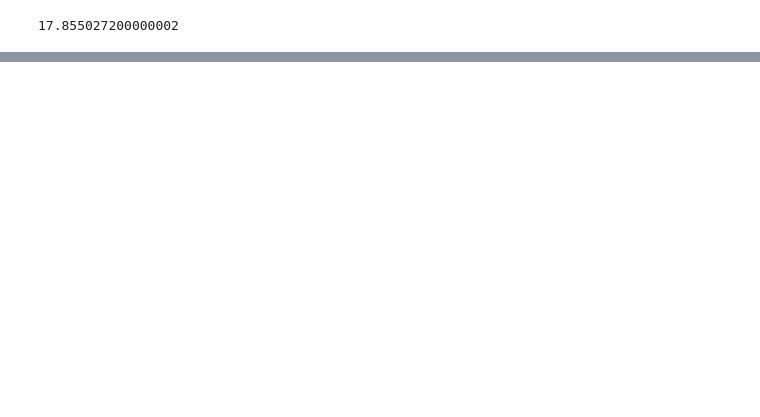
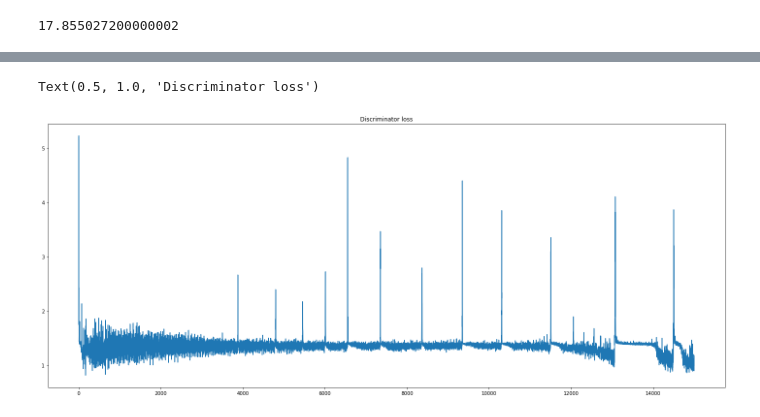
Before and after one commit to KennethChewx/Capstone, a Jupyter notebook: Testing.ipynb, the cells around one changed output, grey strips where cells are left out. Saved outputs shown, nothing was run; the diff lists cells and outputs as text; code cells hidden in the pictures; blank space fills up the shorter version.

```diff
--- a/Testing.ipynb
+++ b/Testing.ipynb
@@ -303,0 +326,9 @@ Ttest_relResult(statistic=7.607457944811196, pvalue=1.6471632204542282e-11)
+# %%
+
+plt.figure(figsize=(25,10))
+
+plt.plot(df['Discriminator Loss per step'])
+plt.title('Discriminator loss')
+# %% [output]
+Text(0.5, 1.0, 'Discriminator loss')
+[figure, added]
```
Also changed, not shown: parts of 7 cells of this notebook, 38 other files.
